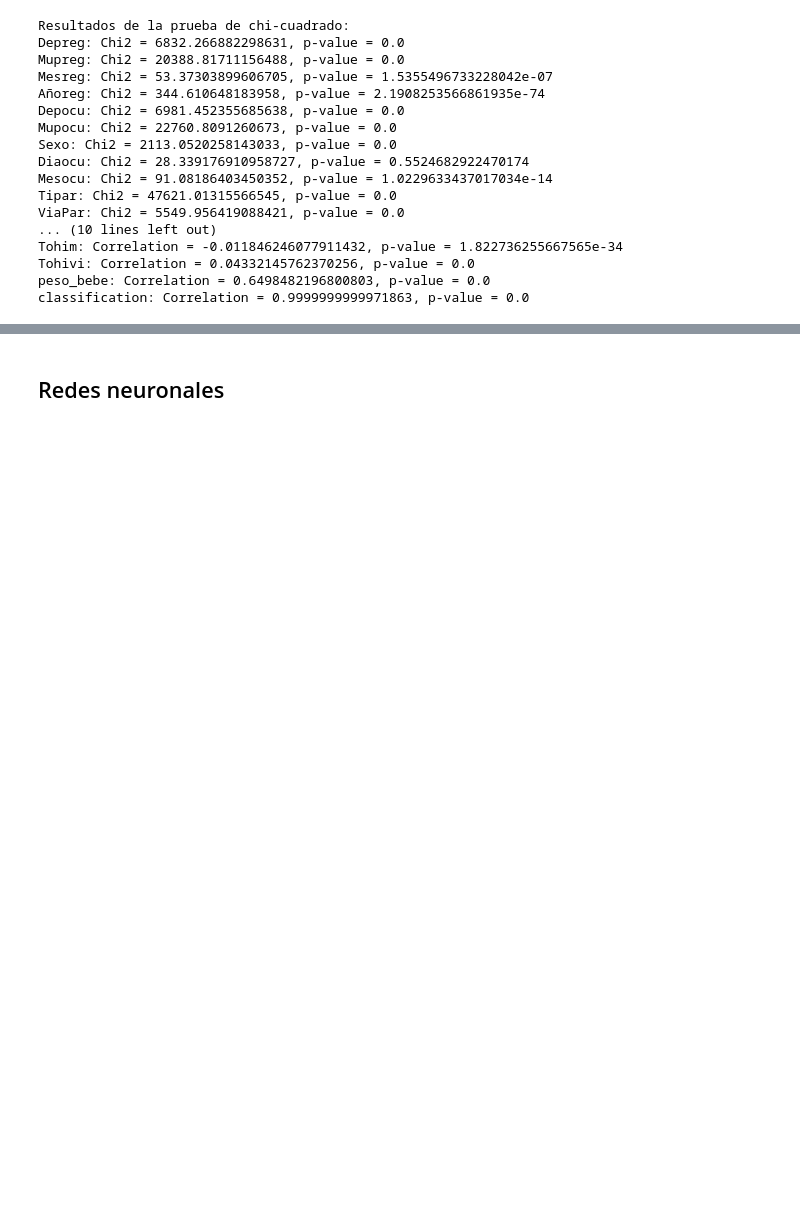
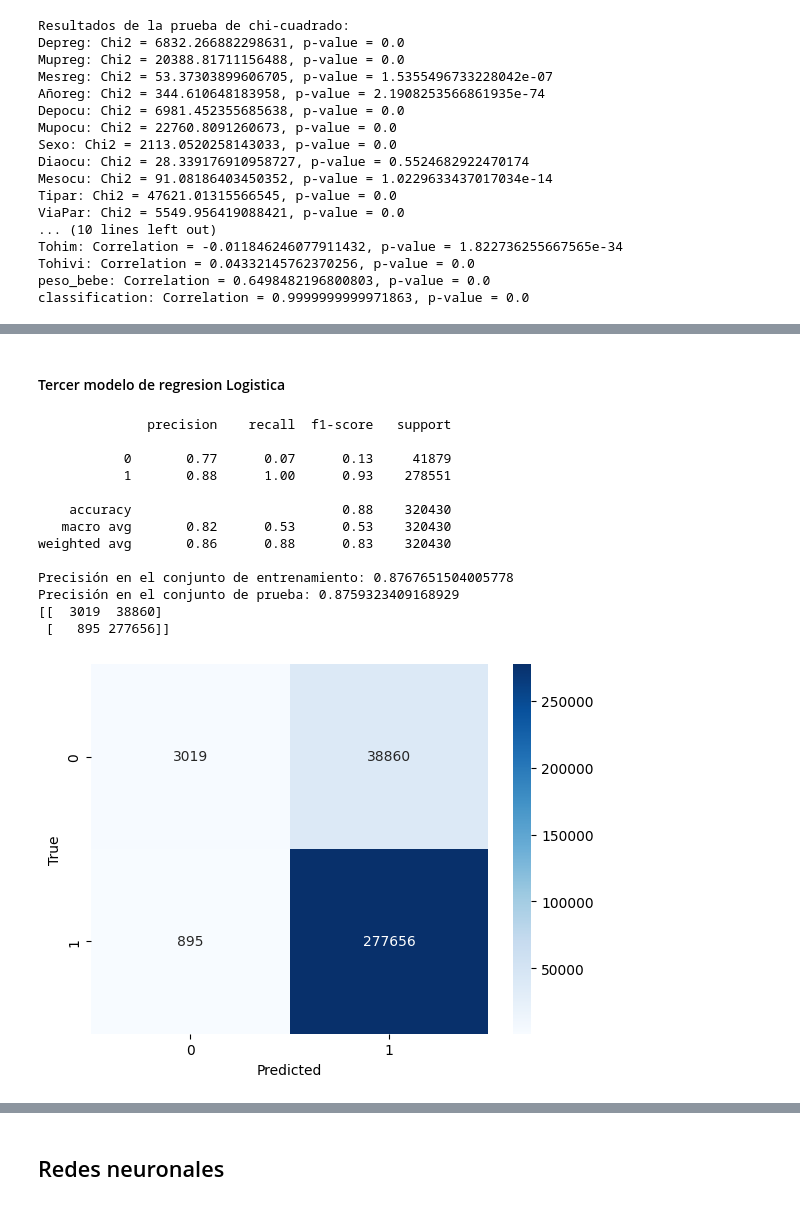
Before and after one commit to IPablo271/Proyecto-MDD-Modelos, a Jupyter notebook: proyecto.ipynb, the cells around one changed output, grey strips where cells are left out. Drawn from its saved outputs; the diff is of its cells as text; code cells hidden in the pictures; blank space fills up the shorter version.

```diff
--- a/proyecto.ipynb
+++ b/proyecto.ipynb
@@ -210,0 +271,44 @@ Desviación estándar: 0.00
+# %% [markdown]
+#### Tercer modelo de regresion Logistica
+# %%
+# Crear el modelo de regresión logística
+model3 = LogisticRegression(solver="newton-cg",max_iter=1000)
+
+# Entrenar el modelo
+model2.fit(X_train, y_train)
+
+
+# Realizar predicciones en el conjunto de prueba
+y_predL2 = model2.predict(X_test)
+
+# Evaluar el modelo
+print(classification_report(y_test, y_predL2))
+
+train_accuracy = model.score(X_train, y_train)
+test_accuracy = model.score(X_test, y_test)
+
+print("Precisión en el conjunto de entrenamiento:", train_accuracy)
+print("Precisión en el conjunto de prueba:", test_accuracy)
+
+
+cm = confusion_matrix(y_test, y_predL2)
+print(cm)
+sns.heatmap(cm, annot=True, fmt="d", cmap="Blues")
+plt.xlabel('Predicted')
+plt.ylabel('True')
+plt.show()
+# %% [output]
+              precision    recall  f1-score   support
+
+           0       0.77      0.07      0.13     41879
+           1       0.88      1.00      0.93    278551
+
+    accuracy                           0.88    320430
+   macro avg       0.82      0.53      0.53    320430
+weighted avg       0.86      0.88      0.83    320430
+
+Precisión en el conjunto de entrenamiento: 0.8767651504005778
+Precisión en el conjunto de prueba: 0.8759323409168929
+[[  3019  38860]
+ [   895 277656]]
+[figure, added]
```
Also changed, not shown: parts of 54 cells of this notebook.
